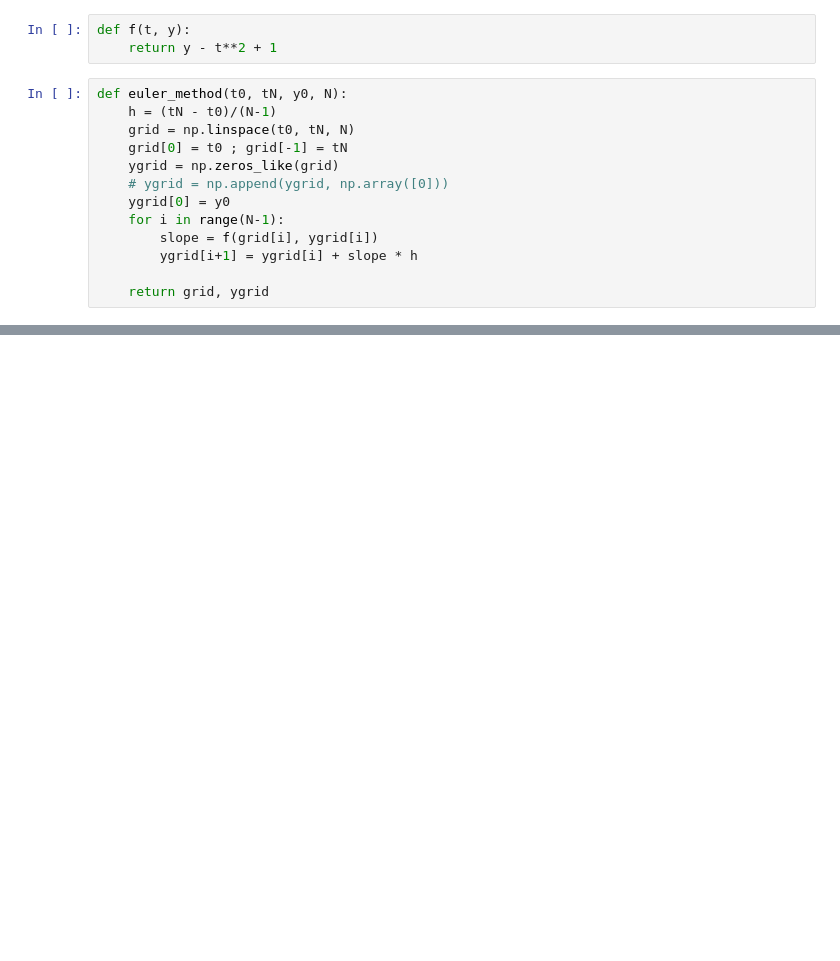
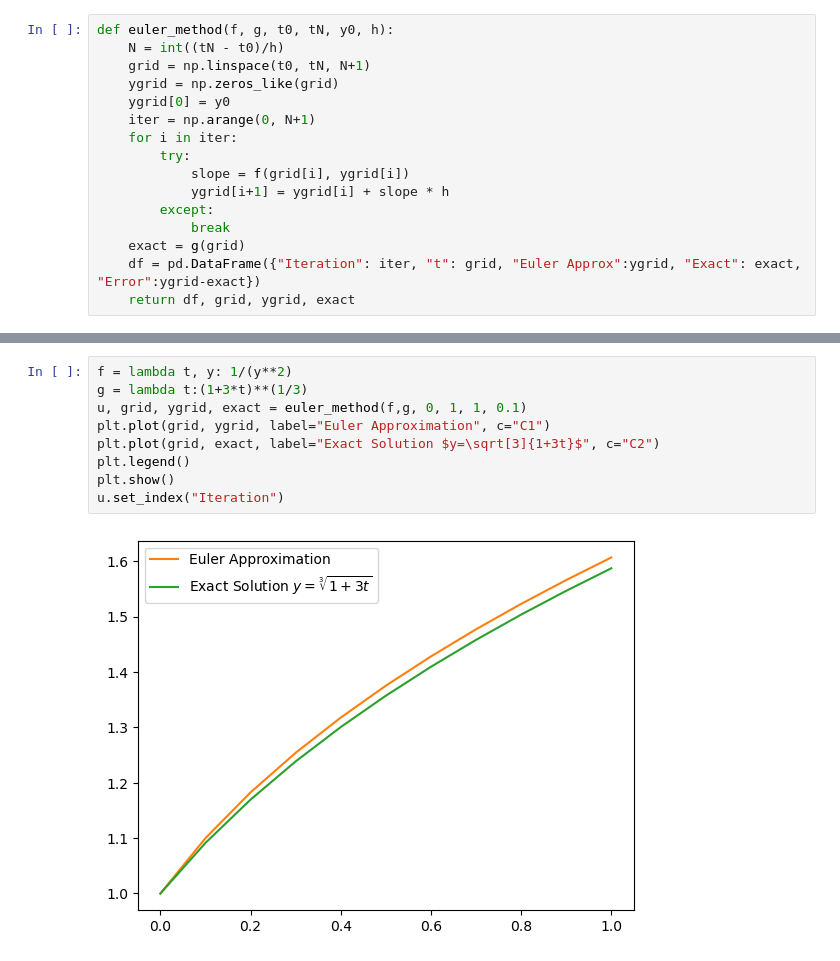
Before and after one commit to byeolla/Numerical_analysis, a Jupyter notebook: euler_method.ipynb, the cells around one changed output, grey strips where cells are left out. Drawn from its saved outputs; the diff is of its cells as text; blank space fills up the shorter version.

```diff
--- a/euler_method.ipynb
+++ b/euler_method.ipynb
@@ -9,16 +11,16 @@ y(0) = \frac{1}{2}
-# %%
-def f(t, y):
-    return y - t**2 + 1
 # %%
-def euler_method(t0, tN, y0, N):
-    h = (tN - t0)/(N-1)
-    grid = np.linspace(t0, tN, N)
-    grid[0] = t0 ; grid[-1] = tN
+def euler_method(f, g, t0, tN, y0, h):
+    N = int((tN - t0)/h)
+    grid = np.linspace(t0, tN, N+1)
     ygrid = np.zeros_like(grid)
-    # ygrid = np.append(ygrid, np.array([0]))
     ygrid[0] = y0
-    for i in range(N-1):
-        slope = f(grid[i], ygrid[i])
-        ygrid[i+1] = ygrid[i] + slope * h
-
-    return grid, ygrid
+    iter = np.arange(0, N+1)
+    for i in iter:
+        try:
+            slope = f(grid[i], ygrid[i])
+            ygrid[i+1] = ygrid[i] + slope * h
+        except:
+            break
+    exact = g(grid)
+    df = pd.DataFrame({"Iteration": iter, "t": grid, "Euler Approx":ygrid, "Exact": exact, "Error":ygrid-exact})
+    return df, grid, ygrid, exact
@@ -49,0 +32,11 @@ print(y_euler)
+# %%
+f = lambda t, y: 1/(y**2)
+g = lambda t:(1+3*t)**(1/3)
+u, grid, ygrid, exact = euler_method(f,g, 0, 1, 1, 0.1)
+plt.plot(grid, ygrid, label="Euler Approximation", c="C1")
+plt.plot(grid, exact, label="Exact Solution $y=\sqrt[3]{1+3t}$", c="C2")
+plt.legend()
+plt.show()
+u.set_index("Iteration")
+# %% [output]
+[figure, added]
```
Also changed, not shown: parts of 18 cells of this notebook, 1 other file.
